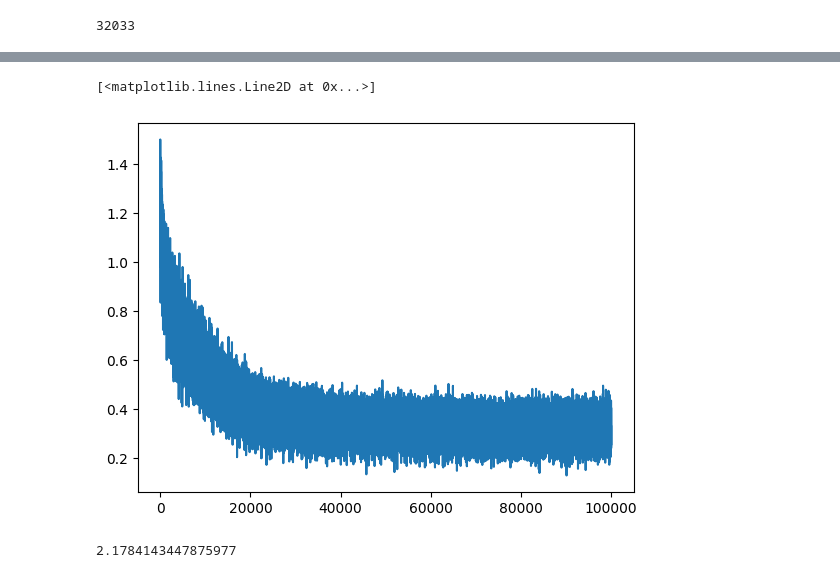
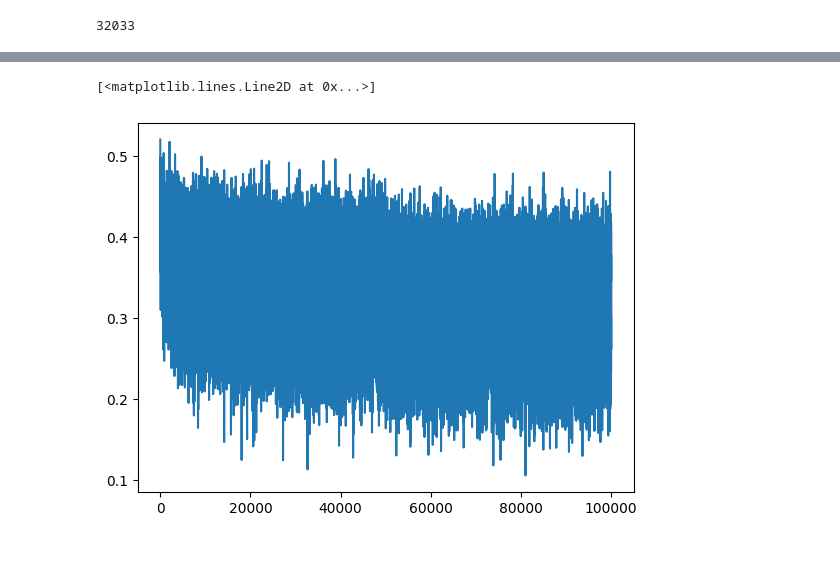
Before and after one commit to DohByDohX/MLStuff, a Jupyter notebook: ANN_Practice/makemore_practice_3.ipynb, the cells around one changed output, grey strips where cells are left out. Saved outputs shown, nothing was run; the diff lists cells and outputs as text; code cells hidden in the pictures.

Commit message:
Completed batch normalization part

```diff
--- a/ANN_Practice/makemore_practice_3.ipynb
+++ b/ANN_Practice/makemore_practice_3.ipynb
@@ -171,8 +98,0 @@ Xtr.shape, Xtr.dtype, Ytr.shape, Ytr.dtype
-# %%
-g = torch.Generator().manual_seed(2147483647)
-C = torch.randn((27, 10), generator=g)
-W1 = torch.randn((30, 200), generator=g)
-b1 = torch.randn(200, generator=g)
-W2 = torch.randn((200,27), generator=g)
-b2 = torch.randn(27, generator=g)
-parameters = [C, W1, b1, W2, b2]
@@ -189,35 +103,39 @@ lrs = 10**lre
 # %%
-stepi, lossi = [],[]
-itr = 100000
-lr_update = itr/1000
+#Optimization
 
-for i in range(itr):
+max_steps = 100000
+batch_size = 32
+lossi = []
+
+for i in range(max_steps):
 
     #minibatch construct
-    ix = torch.randint(0, Xtr.shape[0], (32,))
+    ix = torch.randint(0, Xtr.shape[0], (batch_size,), generator= g)
+    Xb, Yb = Xtr[ix], Ytr[ix] # Batch X,Y
 
     #Forward Pass
-    emb = C[Xtr[ix]]
-    h = torch.tanh(emb.view(-1, 30) @ W1 + b1)
-    logits = h @ W2 + b2
-    loss = F.cross_entropy(logits, Ytr[ix])
+    emb = C[Xb] #embed chars to vectors
+    embcat = emb.view(emb.shape[0], -1) # concatanate the vectors
+    hpreact = embcat @ W1 + b1 # Hidden layer pre-activation
+    h = torch.tanh(hpreact) #hidden layer
+    logits = h @ W2 + b2 # output layer
+    loss = F.cross_entropy(logits, Yb) #Loss Function
     # print(loss.item())
 
     #Backward Pass
     for p in parameters:
         p.grad = None
     loss.backward()
+
     #update
-    # lr = lrs[i]
+    lr = 0.1 if i < 50000 else 0.01 # step learning rate decay
 
-    if i % lr_update == 0:
-        lr = lrs[-(int(i/lr_update) + 1)]
     for p in parameters:
         p.data += -lr * p.grad
 
     #track Stat
-    # lri.append(lre[i])
+    if i % 10000 == 0: # Print every once in a while
+        print(f'{i:7d} / {max_steps : 7d} {loss.item():.4f}')
     lossi.append(loss.log10().item())
-    stepi.append(i)
 
-# print(loss.item())
+    # break
@@ -224,13 +153,5 @@ for i in range(itr):
 # %%
-plt.plot(stepi, lossi)
+plt.plot(lossi)
 # %% [output]
 [<matplotlib.lines.Line2D at 0x...>]
-[figure, old version]
+[figure, new version]
-# %%
-emb = C[Xdev]
-h = torch.tanh(emb.view(-1, 30) @ W1 + b1)
-logits = h @ W2 + b2
-loss = F.cross_entropy(logits, Ydev)
-print(loss.item())
-# %% [output]
-2.1784143447875977
```
Also changed, not shown: parts of 32 cells of this notebook.
